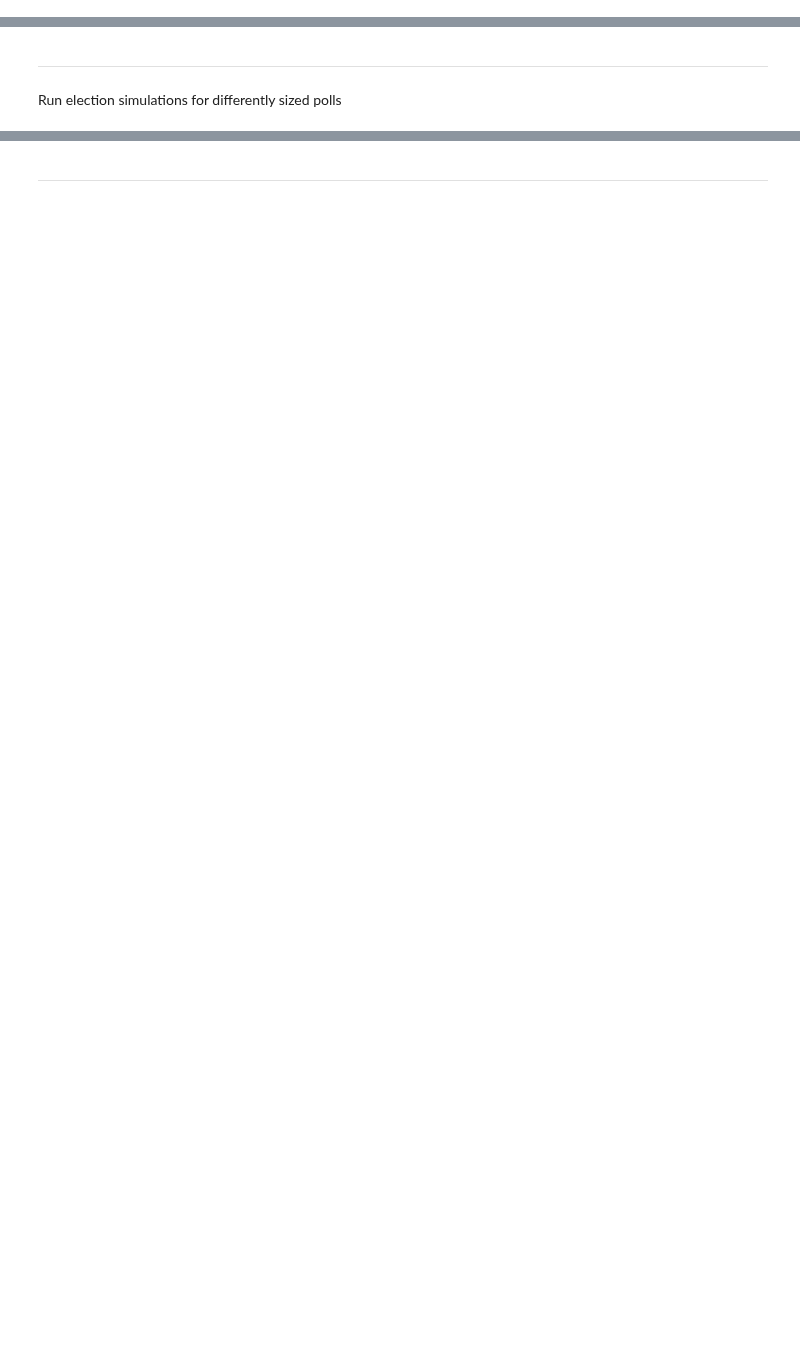
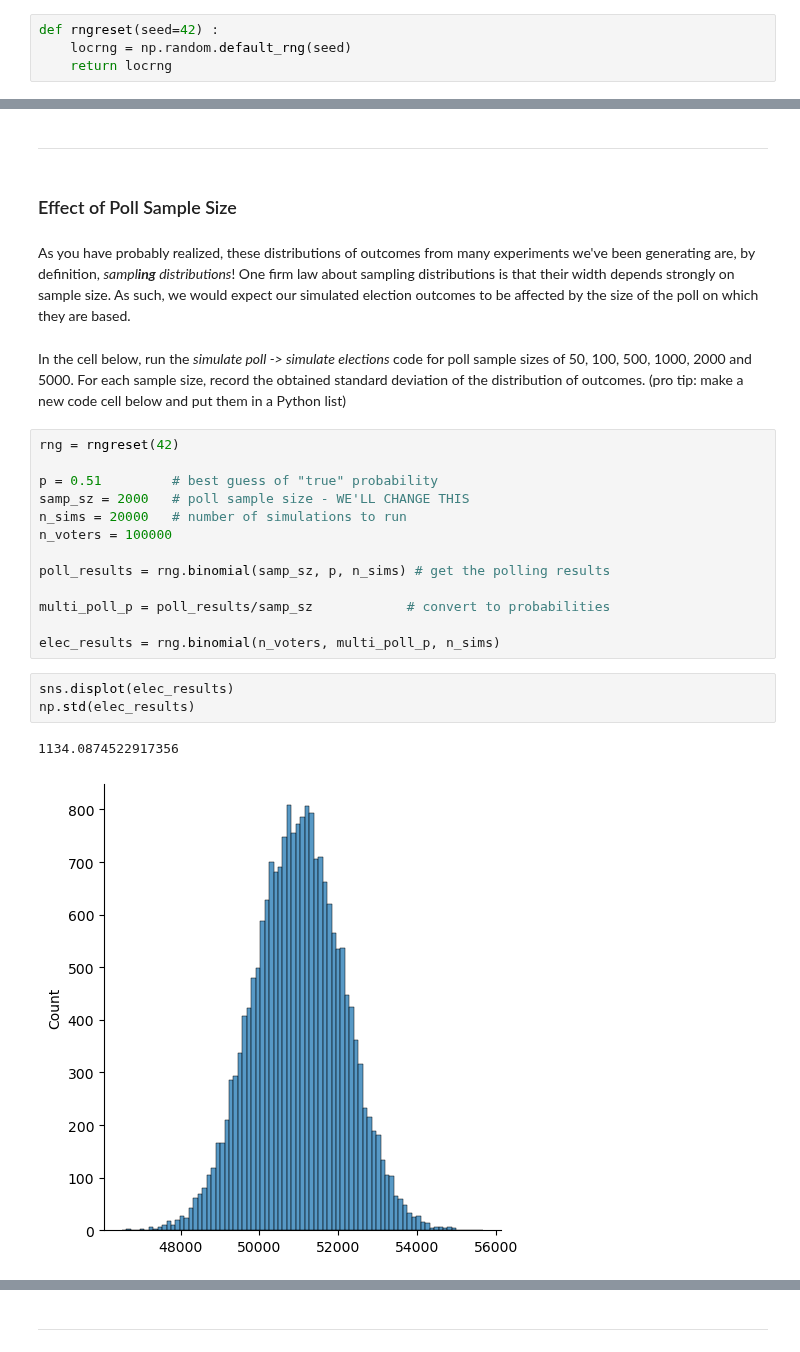
Before and after one commit to psychdatascience/FDS-CourseTwo, a Jupyter notebook: tu16_HW_S.ipynb, the cells around one changed output, grey strips where cells are left out. Cells and saved outputs as stored; diff of their text form; blank space fills up the shorter version.

Commit message:
finished tu16 and tu16_HW
Have yet to finish the solutions for the homework. Yet to come!

```diff
--- a/tu16_HW_S.ipynb
+++ b/tu16_HW_S.ipynb
@@ -13,0 +13,4 @@ verify that
+# %%
+def rngreset(seed=42) :
+    locrng = np.random.default_rng(seed)
+    return locrng
@@ -41,4 +68,27 @@ np.std(elec_results)
 # %% [markdown]
 ---
+# %% [markdown]
+### Effect of Poll Sample Size
+# %% [markdown]
+As you have probably realized, these distributions of outcomes from many experiments we've been generating are, by definition, *sampl**ing** distributions*! One firm law about sampling distributions is that their width depends strongly on sample size. As such, we would expect our simulated election outcomes to be affected by the size of the poll on which they are based.
 # %% [markdown]
-Run election simulations for differently sized polls
+In the cell below, run the *simulate poll -> simulate elections* code for poll sample sizes of 50, 100, 500, 1000, 2000 and 5000. For each sample size, record the obtained standard deviation of the distribution of outcomes. (pro tip: make a new code cell below and put them in a Python list)
+# %%
+rng = rngreset(42)
+
+p = 0.51         # best guess of "true" probability
+samp_sz = 2000   # poll sample size - WE'LL CHANGE THIS
+n_sims = 20000   # number of simulations to run
+n_voters = 100000
+
+poll_results = rng.binomial(samp_sz, p, n_sims) # get the polling results
+
+multi_poll_p = poll_results/samp_sz            # convert to probabilities
+
+elec_results = rng.binomial(n_voters, multi_poll_p, n_sims)
+# %%
+sns.displot(elec_results)
+np.std(elec_results)
+# %% [output]
+1134.0874522917356
+[figure, added]
```
Also changed, not shown: parts of 38 cells of this notebook, 1 other file.
